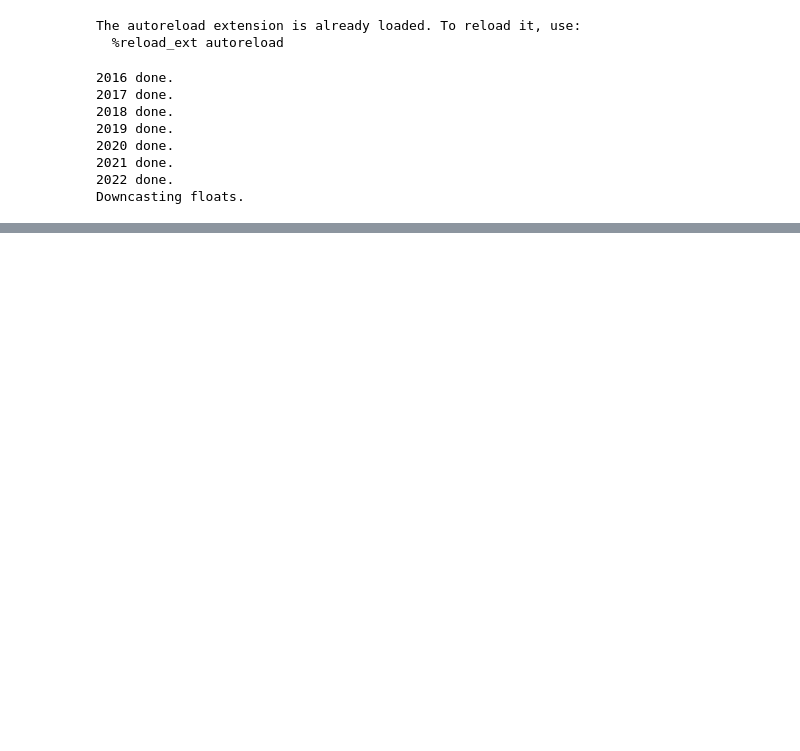
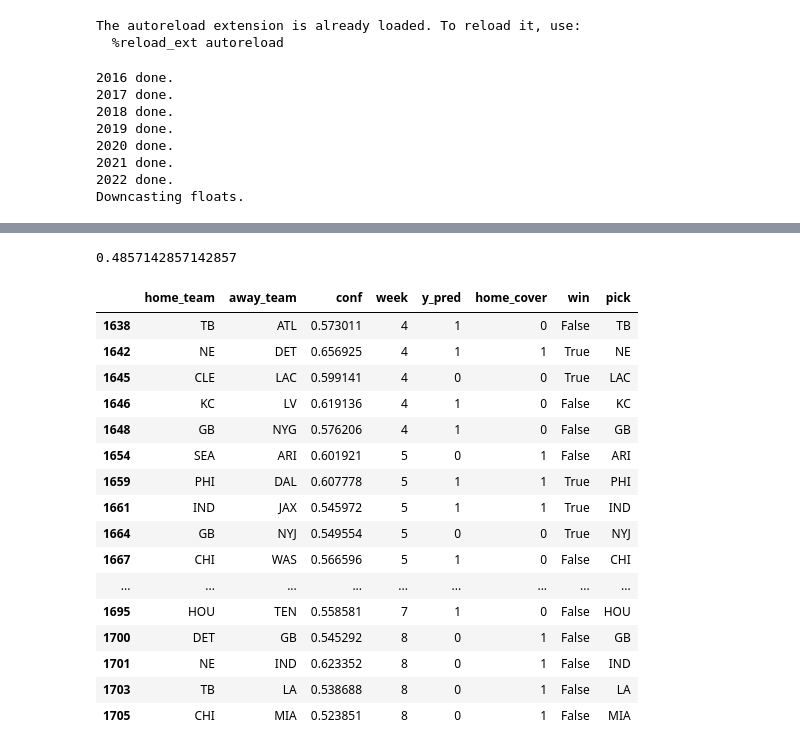
Before and after one commit to zachaustin01/sewer-nfl, a Jupyter notebook: models/_notebooks/model_testing.ipynb, the cells around one changed output, grey strips where cells are left out. Saved outputs shown, nothing was run; the diff lists cells and outputs as text; code cells hidden in the pictures; blank space fills up the shorter version.

Commit message:
Example model

```diff
--- a/models/_notebooks/model_testing.ipynb
+++ b/models/_notebooks/model_testing.ipynb
@@ -38,11 +38,11 @@ from sklearn.metrics import accuracy_score
 NUMERIC_META_COLS = [
     'season',
     'week',
-    'spread_line',
     'home_score',
     'away_score',
     'home_cover',
-    'within_three'
+    'within_three',
+    'missing_N'
 ]
 
 class Chrystal_Ball:
@@ -70,6 +70,7 @@ class Chrystal_Ball:
         self.model = XGBClassifier(eta = 0.01, reg_lambda=1, min_child_weight=1)
         self.params = {"objective": "multi:softprob", "tree_method": "gpu_hist", "num_class": 2}
         self.model.fit(self.X_train, self.y_train)
+        self.assess_on_test()
 
     def train_test_split(
             self,
@@ -89,11 +90,9 @@ class Chrystal_Ball:
 
     def assess_on_test(self):
         self.y_preds = self.model.predict(self.X_test)
-        self.y_proba = self.model.predict_proba(self.X_test)
-        return sum(self.y_preds == self.y_test) / len(self.y_preds)
+        self.y_proba = [x[1] for x in self.model.predict_proba(self.X_test)]
 
     def test_results(self):
-        self.assess_on_test()
         return pd.concat([self.y_preds,self.y_proba,self.y_test])
 
 
@@ -122,0 +102,8 @@ array([[0.21804887, 0.7819511 ],
+# %%
+cols = {'y_pred' : c.y_preds,'y_proba':c.y_proba}
+data_cols = {key:c.test_data[key] for key in c.test_data.columns}
+cols.update(data_cols)
+test_res = pd.DataFrame(cols)
+test_res['conf'] = test_res.apply(lambda x: 1 - x['y_proba'] if x['y_pred'] == 0 else x['y_proba'], axis = 1)
+mask = test_res.groupby('week')['conf'].nlargest(5).index
+top_N = test_res[test_res.index.isin(mask.droplevel(0))][['y_pred','y_proba','conf','home_score','away_score','home_cover']]
@@ -122,0 +126,27 @@ array([[0.21804887, 0.7819511 ],
+# %%
+test_res['win'] = test_res['y_pred']==test_res['home_cover']
+test_res['pick'] = test_res.apply(lambda x: x['home_team'] if x['y_pred']==1 else x['away_team'],axis=1)
+# %%
+sum(top_N['y_pred']==top_N['home_cover'])/len(top_N)
+# %% [output]
+0.4857142857142857
+# %%
+test_res[test_res.index.isin(mask.droplevel(0))][['home_team','away_team','conf','week','y_pred','home_cover','win','pick']].head(24)
+# %% [output]
+|  | home_team | away_team | conf | week | y_pred | home_cover | win | pick |
+| 1638 | TB | ATL | 0.573011 | 4 | 1 | 0 | False | TB |
+| 1642 | NE | DET | 0.656925 | 4 | 1 | 1 | True | NE |
+| 1645 | CLE | LAC | 0.599141 | 4 | 0 | 0 | True | LAC |
+| 1646 | KC | LV | 0.619136 | 4 | 1 | 0 | False | KC |
+| 1648 | GB | NYG | 0.576206 | 4 | 1 | 0 | False | GB |
+| 1654 | SEA | ARI | 0.601921 | 5 | 0 | 1 | False | ARI |
+| 1659 | PHI | DAL | 0.607778 | 5 | 1 | 1 | True | PHI |
+| 1661 | IND | JAX | 0.545972 | 5 | 1 | 1 | True | IND |
+| 1664 | GB | NYJ | 0.549554 | 5 | 0 | 0 | True | NYJ |
+| 1667 | CHI | WAS | 0.566596 | 5 | 1 | 0 | False | CHI |
+| ... | ... | ... | ... | ... | ... | ... | ... | ... |
+| 1695 | HOU | TEN | 0.558581 | 7 | 1 | 0 | False | HOU |
+| 1700 | DET | GB | 0.545292 | 8 | 0 | 1 | False | GB |
+| 1701 | NE | IND | 0.623352 | 8 | 0 | 1 | False | IND |
+| 1703 | TB | LA | 0.538688 | 8 | 0 | 1 | False | LA |
+| 1705 | CHI | MIA | 0.523851 | 8 | 0 | 1 | False | MIA |
```
Also changed, not shown: parts of 2 cells of this notebook, 1 other file.
